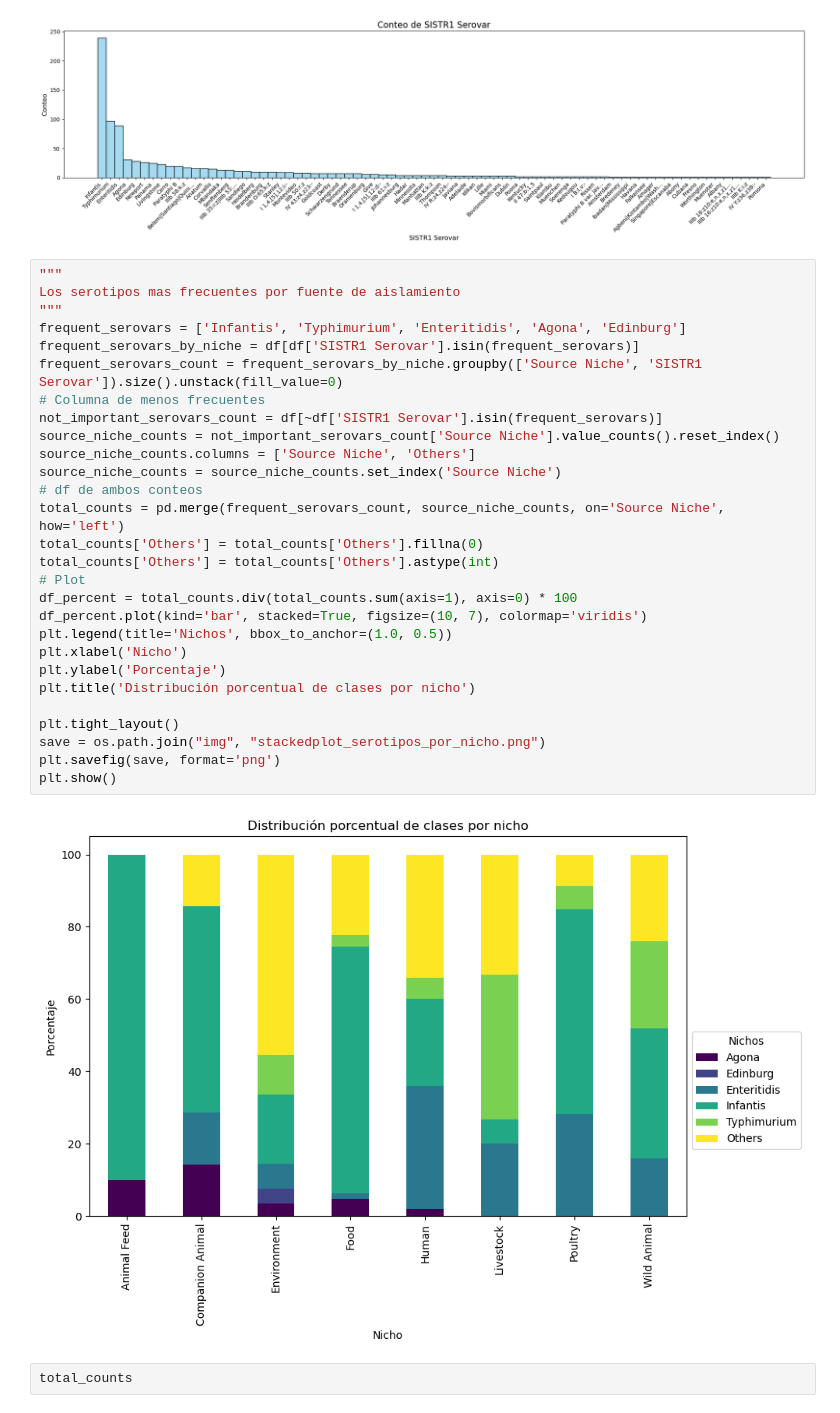
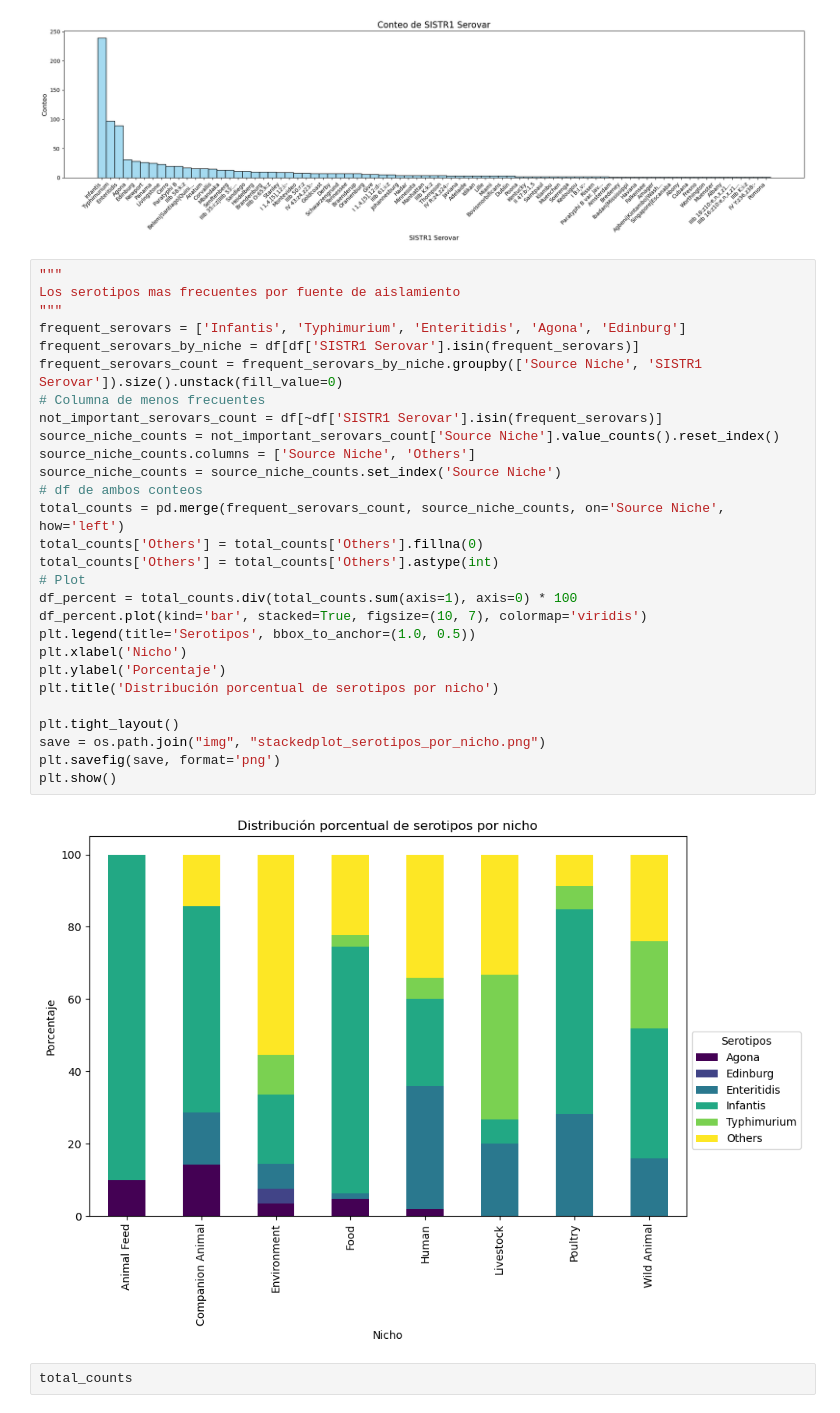
Before and after one commit to vicevalds/BIO295, a Jupyter notebook: main.ipynb, the cells around one changed output. Drawn from its saved outputs; the diff is of its cells as text.

Commit message:
fix titles

```diff
--- a/main.ipynb
+++ b/main.ipynb
@@ -105,33 +105,33 @@ plt.show()
 # %%
 """
 Los serotipos mas frecuentes por fuente de aislamiento
 """
 frequent_serovars = ['Infantis', 'Typhimurium', 'Enteritidis', 'Agona', 'Edinburg']
 frequent_serovars_by_niche = df[df['SISTR1 Serovar'].isin(frequent_serovars)]
 frequent_serovars_count = frequent_serovars_by_niche.groupby(['Source Niche', 'SISTR1 Serovar']).size().unstack(fill_value=0)
 # Columna de menos frecuentes
 not_important_serovars_count = df[~df['SISTR1 Serovar'].isin(frequent_serovars)]
 source_niche_counts = not_important_serovars_count['Source Niche'].value_counts().reset_index()
 source_niche_counts.columns = ['Source Niche', 'Others']
 source_niche_counts = source_niche_counts.set_index('Source Niche')
 # df de ambos conteos
 total_counts = pd.merge(frequent_serovars_count, source_niche_counts, on='Source Niche', how='left')
 total_counts['Others'] = total_counts['Others'].fillna(0)
 total_counts['Others'] = total_counts['Others'].astype(int)
 # Plot
 df_percent = total_counts.div(total_counts.sum(axis=1), axis=0) * 100
 df_percent.plot(kind='bar', stacked=True, figsize=(10, 7), colormap='viridis')
-plt.legend(title='Nichos', bbox_to_anchor=(1.0, 0.5))
+plt.legend(title='Serotipos', bbox_to_anchor=(1.0, 0.5))
 plt.xlabel('Nicho')
 plt.ylabel('Porcentaje')
-plt.title('Distribución porcentual de clases por nicho')
+plt.title('Distribución porcentual de serotipos por nicho')
 
 plt.tight_layout()
 save = os.path.join("img", "stackedplot_serotipos_por_nicho.png")
 plt.savefig(save, format='png')
 plt.show()
 # %% [output]
-[figure, old version]
+[figure, new version]
 # %%
 total_counts
 # %% [output]
```
Also changed, not shown: parts of 1 cell of this notebook.
